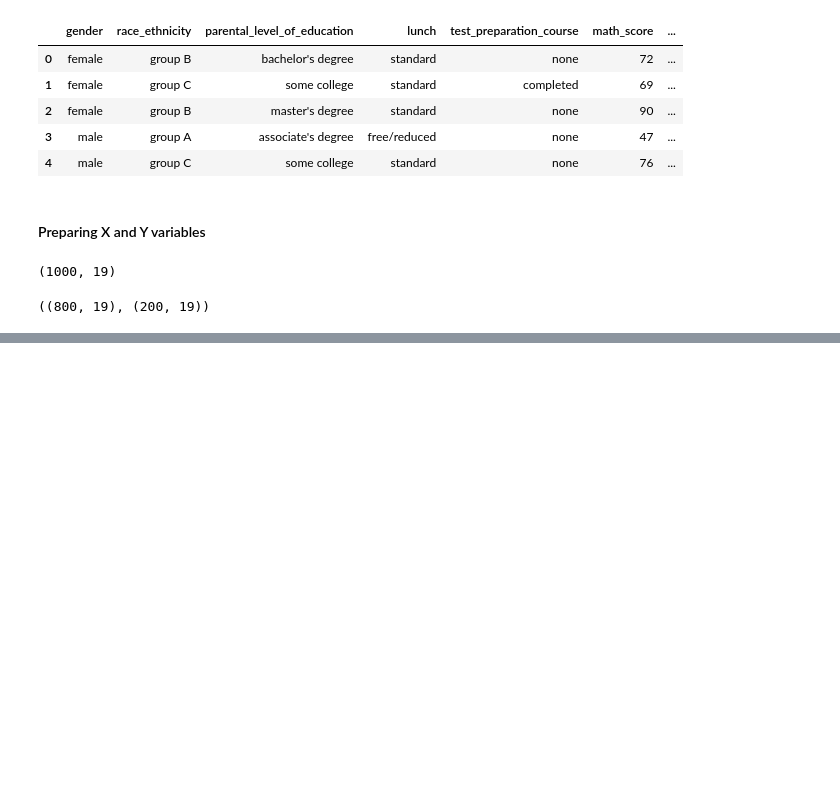
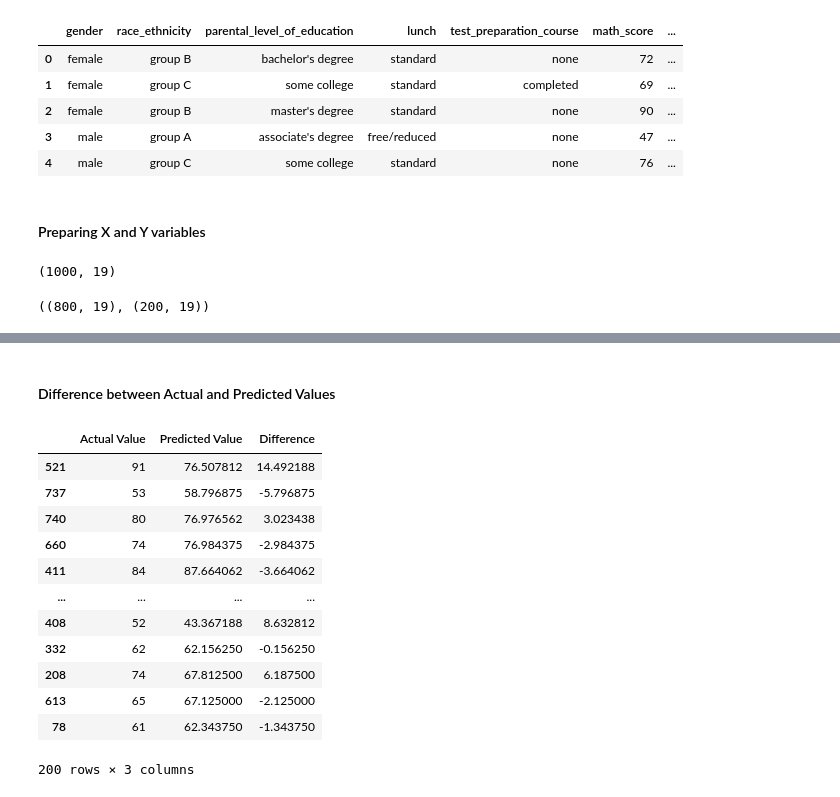
Before and after one commit to MustafaAkolawala/Performance-evaluation-system, a Jupyter notebook: notebooks/model_training.ipynb, the cells around one changed output, grey strips where cells are left out. Drawn from its saved outputs; the diff is of its cells as text; code cells hidden in the pictures; blank space fills up the shorter version.

```diff
--- a/notebooks/model_training.ipynb
+++ b/notebooks/model_training.ipynb
@@ -70,0 +178,19 @@ X_train.shape, X_test.shape
+# %% [markdown]
+#### Difference between Actual and Predicted Values
+# %%
+pred_df=pd.DataFrame({'Actual Value':y_test,'Predicted Value':y_pred,'Difference':y_test-y_pred})
+pred_df
+# %% [output]
+|  | Actual Value | Predicted Value | Difference |
+| 521 | 91 | 76.507812 | 14.492188 |
+| 737 | 53 | 58.796875 | -5.796875 |
+| 740 | 80 | 76.976562 | 3.023438 |
+| 660 | 74 | 76.984375 | -2.984375 |
+| 411 | 84 | 87.664062 | -3.664062 |
+| ... | ... | ... | ... |
+| 408 | 52 | 43.367188 | 8.632812 |
+| 332 | 62 | 62.156250 | -0.156250 |
+| 208 | 74 | 67.812500 | 6.187500 |
+| 613 | 65 | 67.125000 | -2.125000 |
+| 78 | 61 | 62.343750 | -1.343750 |
+200 rows × 3 columns
```
Also changed, not shown: parts of 10 cells of this notebook.
